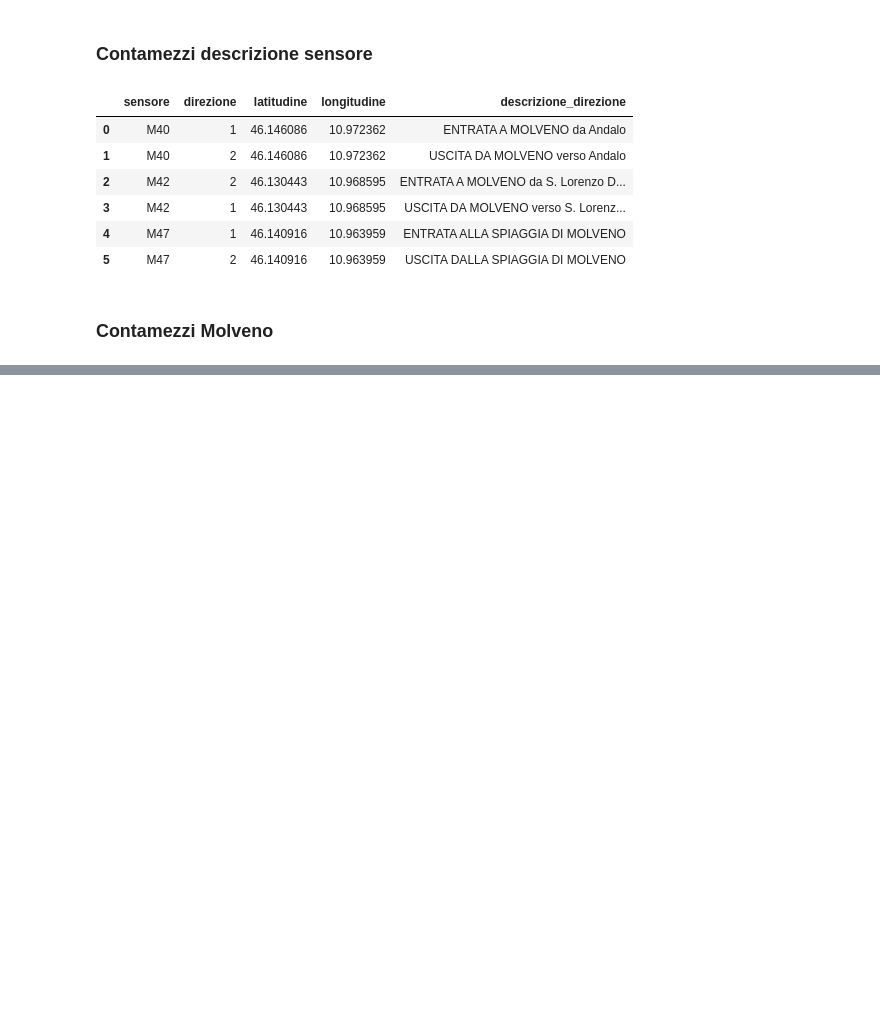
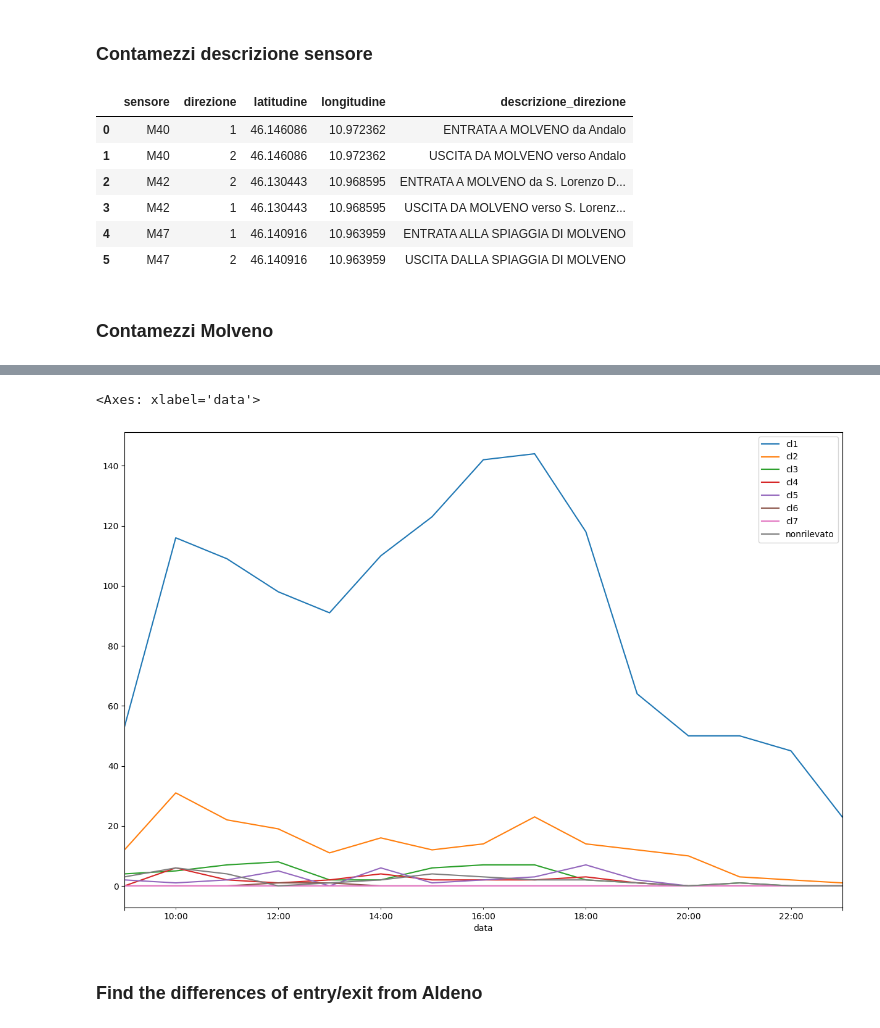
Before and after one commit to tn-aixpa/datiturismo, a Jupyter notebook: experiments/1.overtourism.ipynb, the cells around one changed output, grey strips where cells are left out. Cells and saved outputs as stored; diff of their text form; code cells hidden in the pictures; blank space fills up the shorter version.

```diff
--- a/experiments/1.overtourism.ipynb
+++ b/experiments/1.overtourism.ipynb
@@ -6,6 +6,7 @@ import pandas as pd
 # %%
 START_DATE = "2023-06-01"
 END_DATE = "2023-09-30"
+SPECIFIC_DAY = "2023-06-29"
 # %% [markdown]
 # Parcheggi
 # %%
@@ -345,0 +468,5 @@ dtype: object
+# %%
+uscita_aldeno = contamezzi_df[(contamezzi_df["sensore"] == "M40") & (contamezzi_df["direzione"] == 2)].groupby("data")[["cl1", "cl2", "cl3", "cl4", "cl5", "cl6", "cl7", "nonrilevato", "total_cars"]].sum()
+uscita_aldeno = uscita_aldeno.reset_index()
+uscita_aldeno["day"] = pd.to_datetime(pd.to_datetime(uscita_aldeno["data"]).dt.date)
+uscita_aldeno
@@ -345,0 +508,7 @@ dtype: object
+# %%
+uscita_aldeno[uscita_aldeno["day"] == SPECIFIC_DAY][["data", "cl1", "cl2", "cl3", "cl4", "cl5", "cl6", "cl7", "nonrilevato"]].plot(x="data", figsize=(15, 10))
+# %% [output]
+<Axes: xlabel='data'>
+[figure, added]
+# %% [markdown]
+### Find the differences of entry/exit from Aldeno
```
Also changed, not shown: parts of 36 cells of this notebook, 2 other files.
